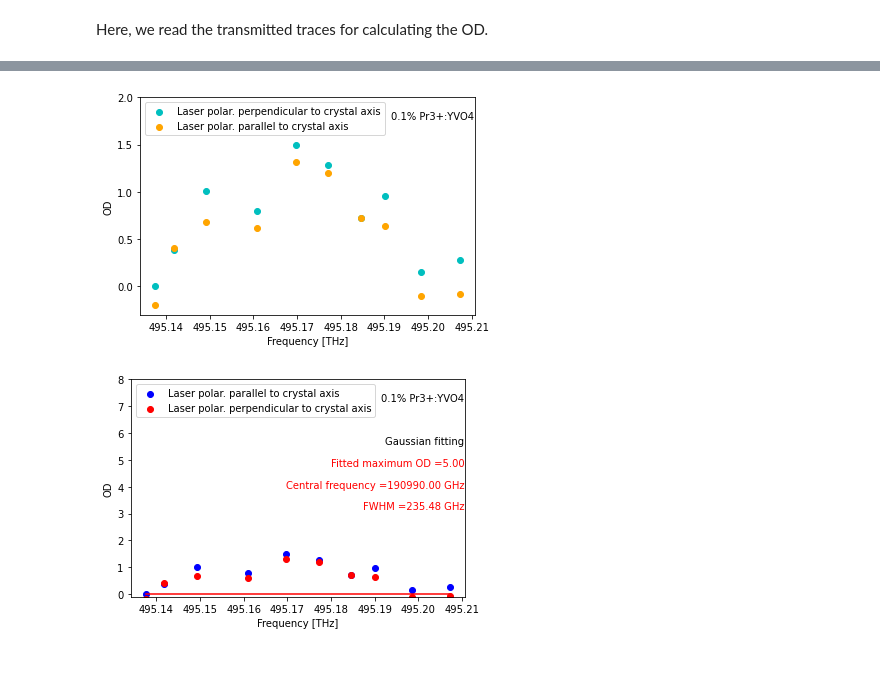
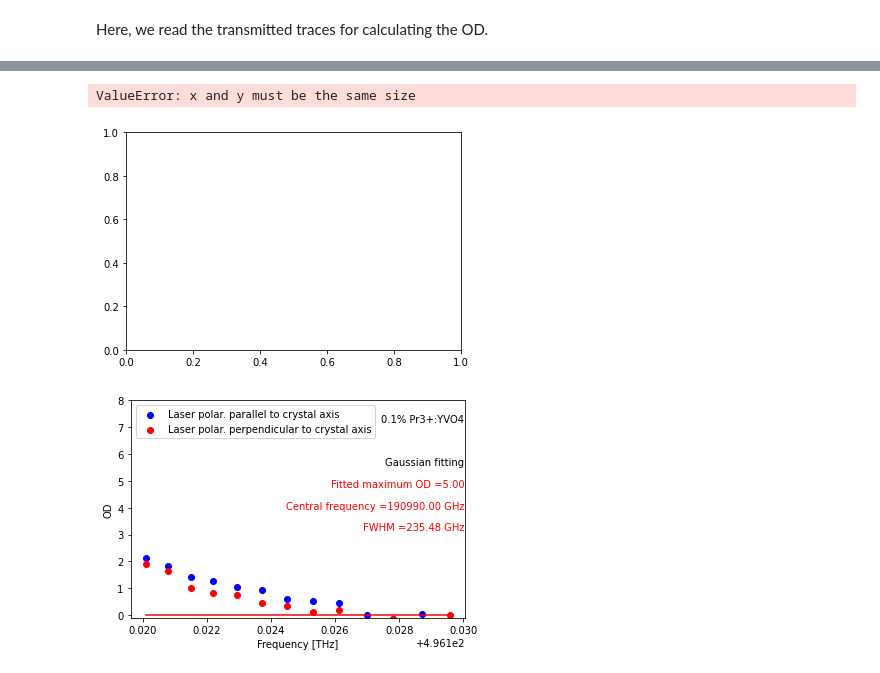
Before and after one commit to JUOM2016/Quick_cal_and_plotting, a Jupyter notebook: absorption_using_SM_laser.ipynb, the cells around one changed output, grey strips where cells are left out. Drawn from its saved outputs; the diff is of its cells as text; code cells hidden in the pictures.

```diff
--- a/absorption_using_SM_laser.ipynb
+++ b/absorption_using_SM_laser.ipynb
@@ -13,8 +13,8 @@ from scipy.optimize import curve_fit
 # %% [markdown]
 Setting the path of the saved data file
 # %%
-dir = 'C:\\Users\\wj2002\\Dropbox (Heriot-Watt University Team)\\RES_EPS_Quantum_Photonics_Lab\\Experiments\\Current Experiments\\Broadband telecom quantum memories\\2022_PrYVO_Spectroscopy\\Visible\\20221209_0.1%_PrYVO4_absorption_visible_laser'
-folder = 'meas'
+dir = 'C:\\Users\\wj2002\\Dropbox (Heriot-Watt University Team)\\RES_EPS_Quantum_Photonics_Lab\\Experiments\\Current Experiments\\Broadband telecom quantum memories\\2023_Pr_YVO_Sectroscopy\\Visible\\0.1%'
+folder = '0131_OD_laser'
 path = dir + '\\' + folder + '\\'
 file_list = os.listdir(path)
 list_csv=natsorted([i for i in file_list if i.endswith('.CSV')]) # Sort the measured data file
@@ -25,11 +25,12 @@ Plot_raw_data=1 # 1: plot the raw data
 The measured laser frequencies by Thorlabs OSA, which should correspond the data file sorted above.
 # %%
 #freq=np.array([190.93889,190.94434,190.95711,190.96882,190.97931,190.98675,190.99255,190.99835,191.01219,191.01884,191.02698,191.03132,191.03703,191.04639,191.06055,191.06615]) # Unite: THz
-freq=np.array([495.13757, 495.14181, 495.14923, 495.16095, 495.16975, 495.17721, 495.18462, 495.19012, 495.19851, 495.20730]) # Unite: THz
+freq=np.array([496.12010,496.12079,496.12150,496.12221,496.12293,496.12371,496.12449,496.12530,496.12612,496.12701,496.12782,496.12870,496.12959,496.13063]) # Unite: THz
+#freq=np.array([495.13757, 495.14181, 495.14923, 495.16095, 495.16975, 495.17721, 495.18462, 495.19012, 495.19851, 495.20730]) # Unite: THz
 # %% [markdown]
 Here, we need to read the reference trace for calculating the OD. We choose the data file when we the laser frequency is shifted to be off-resonant and also the laser polarisation is parallel to the crystal axis.
 # %%
-referece_file='OD120913.CSV'
+referece_file='OD013102.CSV'
 ref_parallel=pd.read_csv(os.path.join(path,referece_file))
 ref_parallel=ref_parallel.to_numpy()
 transmitted_ref_parallel=ref_parallel[:,2]
@@ -191,30 +192,31 @@ for index in range(int(file_size[0]/2)):
 # %%
 normalised_parallel=np.empty([int(file_size[0]/2),1])
 normalised_perpendicular=np.empty([int(file_size[0]/2),1])
 OD_parallel=np.empty([int(file_size[0]/2),1])
 OD_perpendicular=np.empty([int(file_size[0]/2),1])
 for index in range(int(file_size[0]/2)):
     normalised_parallel[index]=T_parallel_ave[index]/R_parallel_ave[index] # Do the normalisation of the transmitted signal over the reflected signal, to eliminate the power fluctuation
     normalised_perpendicular[index]=T_perpendicular_ave[index]/R_perpendicular_ave[index]
     OD_parallel[index]=np.log(normalised_reference/normalised_parallel[index])
     OD_perpendicular[index]=np.log(normalised_reference/normalised_perpendicular[index])
 
 
 fig,ax=plt.subplots()
-ax.scatter(freq,OD_parallel,color='c', label='Laser polar. parallel to crystal axis')
-ax.scatter(freq,OD_perpendicular,color='orange', label='Laser polar. perpendicular to crystal axis')
+ax.scatter(freq,OD_parallel,color='c', label='Laser polar. perpendicular to crystal axis')
+ax.scatter(freq,OD_perpendicular,color='orange', label='Laser polar. parallel to crystal axis')
 ax.legend(loc='upper left')
-ax.set_ylim(-0.3,2)
+ax.set_ylim(-0.3,3.5)
 ax.set_xlabel('Frequency [THz]')
 ax.set_ylabel('OD')
 ax.annotate('0.1% Pr3+:YVO4',
             xy=(1.057, 0.8), xycoords='axes fraction',
             xytext=(-20, 20), textcoords='offset pixels',
             horizontalalignment='right',
             verticalalignment='bottom',color='k')
 fig.patch.set_facecolor('white')
 # %% [output]
+ValueError: x and y must be the same size
-[figure, old version]
+[figure, new version]
 # %%
 def gaussian(x, height, centre, sigma): # Do a Gaussian fitting here of the calculated OD
     '''Generates Gaussian with given parameters'''
@@ -264,7 +266,7 @@ ax.annotate('0.1% Pr3+:YVO4',
             verticalalignment='bottom',color='k')
 fig.patch.set_facecolor('white')
 # %% [output]
-[figure, old version]
+[figure, new version]
 # %%
 def lorentian(x, height, centre, Gmma): # Do a Lorentian fitting here of the calculated OD
     '''Generates Lorentian with given parameters'''
```
Also changed, not shown: parts of 3 cells of this notebook, 2 other files.
